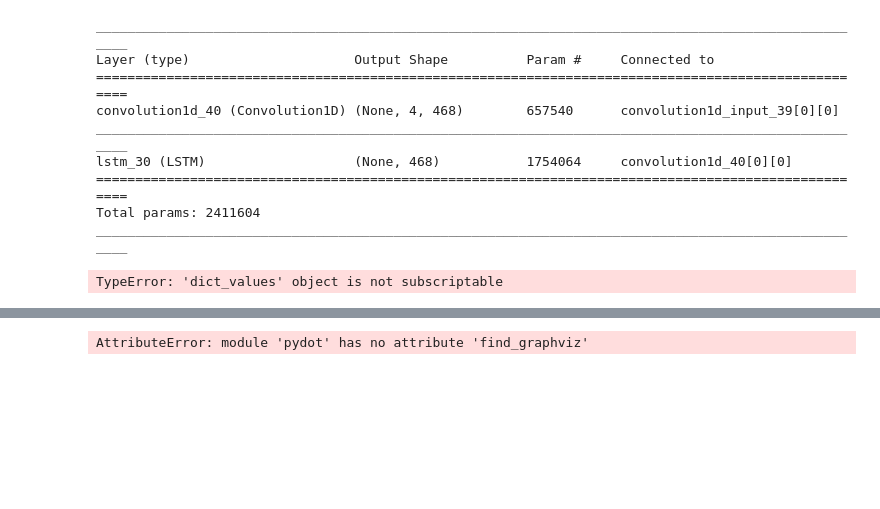
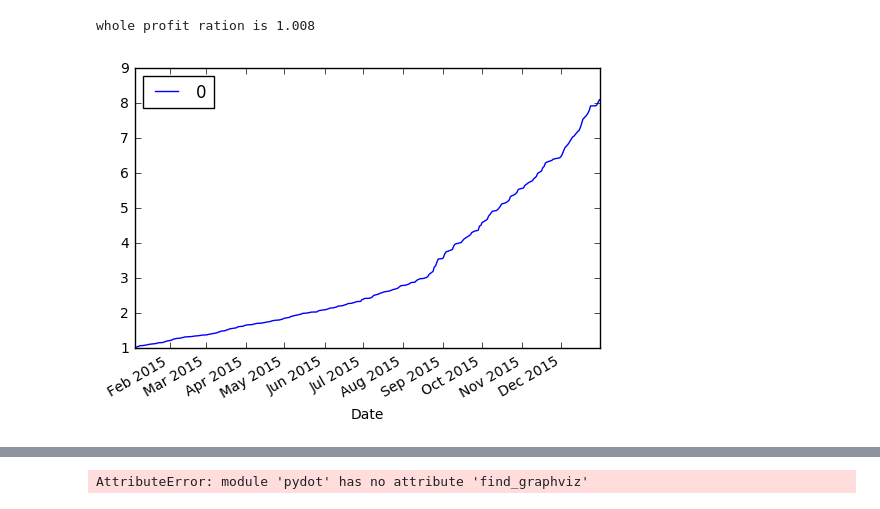
Before and after one commit to sablet/algo_trade, a Jupyter notebook: main_process.ipynb, the cells around one changed output, grey strips where cells are left out. Drawn from its saved outputs; the diff is of its cells as text; code cells hidden in the pictures; blank space fills up the shorter version.

Commit message:
plot method add

```diff
--- a/main_process.ipynb
+++ b/main_process.ipynb
@@ -12,4 +15,4 @@ term_dict = {
     'valid': ['2015-01-01', '2015-12-31'],
     'test' : ['2016-01-01', '2016-12-31']
 }
-features, labels = df2get_batch(df, term_dict)
+features, labels, terms = df2get_batch(df, term_dict)
@@ -28,0 +19,4 @@ plt.hist(arr.reshape(arr.shape[0] * arr.shape[1]))
+# %%
+# learner = LearningSequence(features, labels, terms, model_path='./exp_outcome/keras_model.h5')
+learner = LearningSequence(features, labels, terms)
+learner.sturcts_layer([3])
@@ -29,4 +33,2 @@ plt.hist(arr.reshape(arr.shape[0] * arr.shape[1]))
 # %%
-learner = LearningSequence(features, labels)
-# learner.sturcts_layer([3])
-learner.inference(nb_epoch=100)
+%time learner.inference(nb_epoch=100)
@@ -33,26 +39,5 @@ learner.inference(nb_epoch=100)
-# %%
-model = Sequential()
-model.add(Conv1D(468, 3, input_shape=(6, 468)))
-model.add(LSTM(468))
-model.summary()
-
-model.compile(loss='mse', optimizer=RMSprop())
-history = model.fit(
-    features['train'],
-    labels['train'],
-    batch_size=features['train'].shape[0],
-    nb_epoch=1000,
-    verbose=0,
-    validation_data=(features['valid'], labels['valid'])
-)
-# %% [output]
-____________________________________________________________________________________________________
-Layer (type)                     Output Shape          Param #     Connected to
-====================================================================================================
-convolution1d_40 (Convolution1D) (None, 4, 468)        657540      convolution1d_input_39[0][0]
-____________________________________________________________________________________________________
-lstm_30 (LSTM)                   (None, 468)           1754064     convolution1d_40[0][0]
-====================================================================================================
-Total params: 2411604
-____________________________________________________________________________________________________
-TypeError: 'dict_values' object is not subscriptable
+# %%
+profit = learner.plot_profit()
+# %% [output]
+whole profit ration is 1.008
+[figure, added]
```
Also changed, not shown: parts of 6 cells of this notebook, 2 other files.
